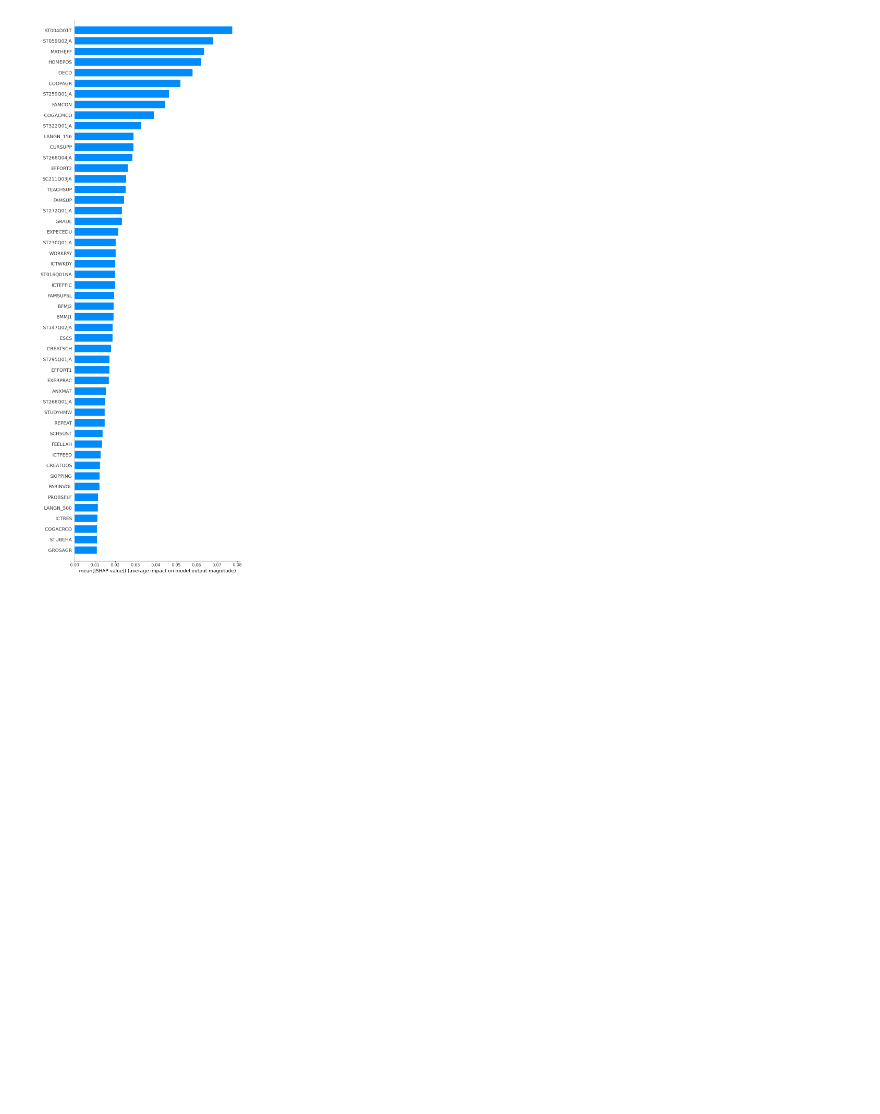
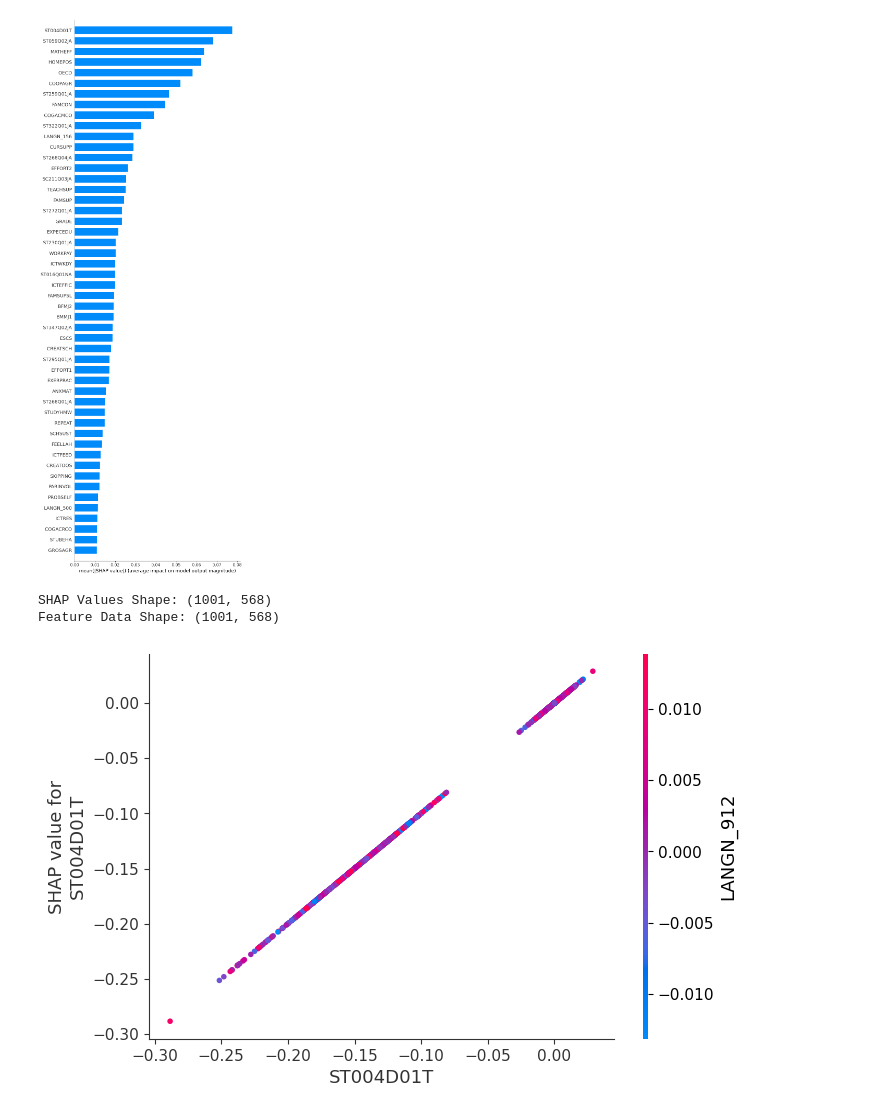
Before and after one commit to mdreeling-mids/mids-capstone, a Jupyter notebook: notebooks/sagemaker-pipeline/scratchpad/clarify_reports/shap-manual.ipynb, the cells around one changed output. Drawn from its saved outputs; the diff is of its cells as text; code cells hidden in the pictures; blank space fills up the shorter version.

Commit message:
Auto-commit on Thu Feb 20 02:45:20 UTC 2025

```diff
--- a/notebooks/sagemaker-pipeline/scratchpad/clarify_reports/shap-manual.ipynb
+++ b/notebooks/sagemaker-pipeline/scratchpad/clarify_reports/shap-manual.ipynb
@@ -74,3 +74,27 @@ shap.summary_plot(explainer)
 shap.summary_plot(explainer, plot_type="bar", max_display=50)
 # %% [output]
 [figure]
+# %%
+import pandas as pd
+
+# Ensure feature names match
+X_features = pd.DataFrame(out.values, columns=feature_names)
+
+# Check shapes
+print("SHAP Values Shape:", shap_values.shape)
+print("Feature Data Shape:", X_features.shape)
+
+# Get column index for GENDER
+gender_index = feature_names.index("ST004D01T")  # Find GENDER column index
+
+# Extract interaction values **manually**
+shap_interactions = shap_values[:, gender_index]  # Interactions with GENDER
+
+# 🔹 Plot SHAP interaction summary for GENDER
+# shap.summary_plot(shap_interactions, feature_names)
+# Plot interaction of GENDER (ST004D01T) with the most interacting variable
+shap.dependence_plot("ST004D01T", shap_values, X_features, interaction_index="auto")
+# %% [output]
+SHAP Values Shape: (1001, 568)
+Feature Data Shape: (1001, 568)
+[figure, added]
```
Also changed, not shown: parts of 1 cell of this notebook, 2 other files.
